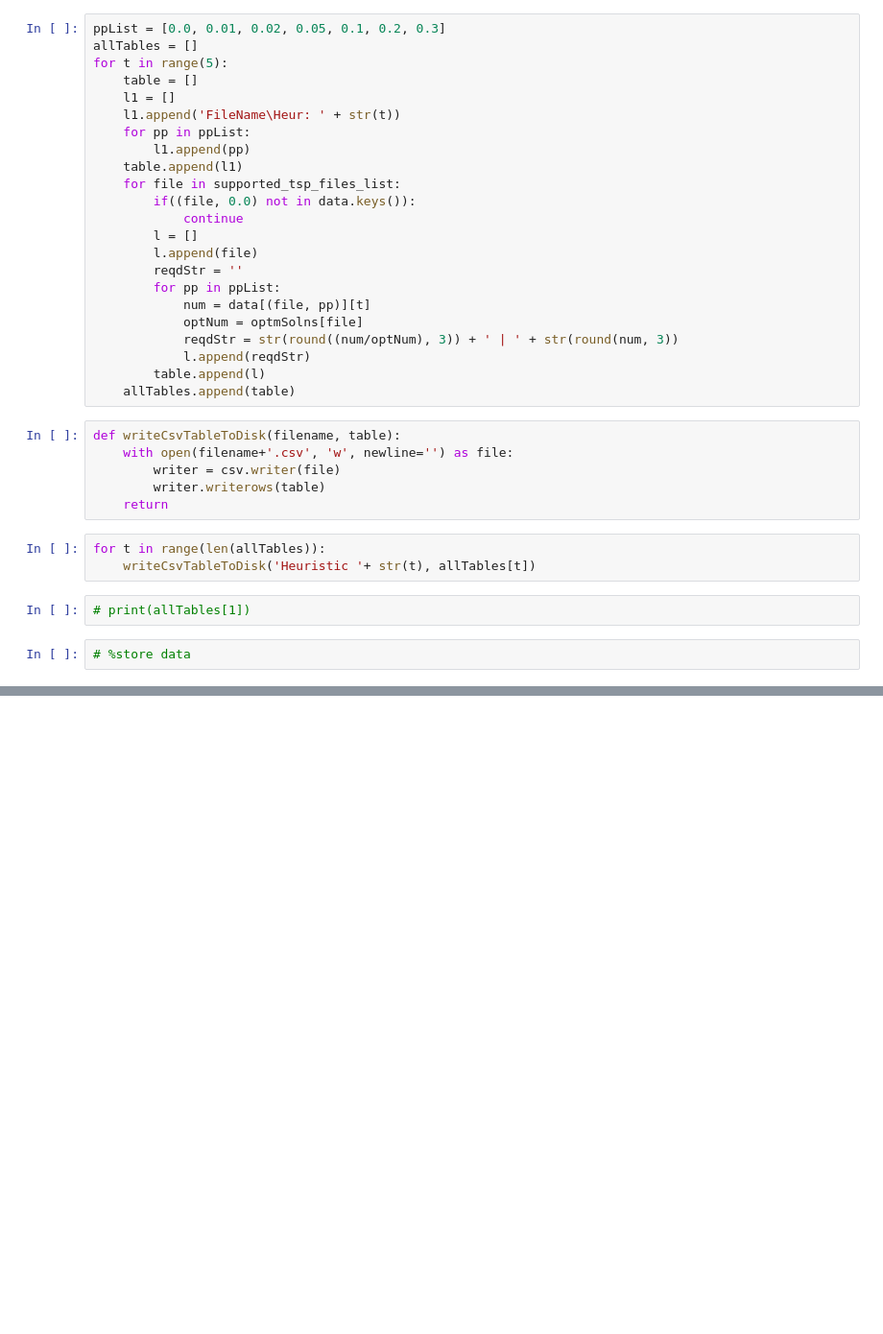
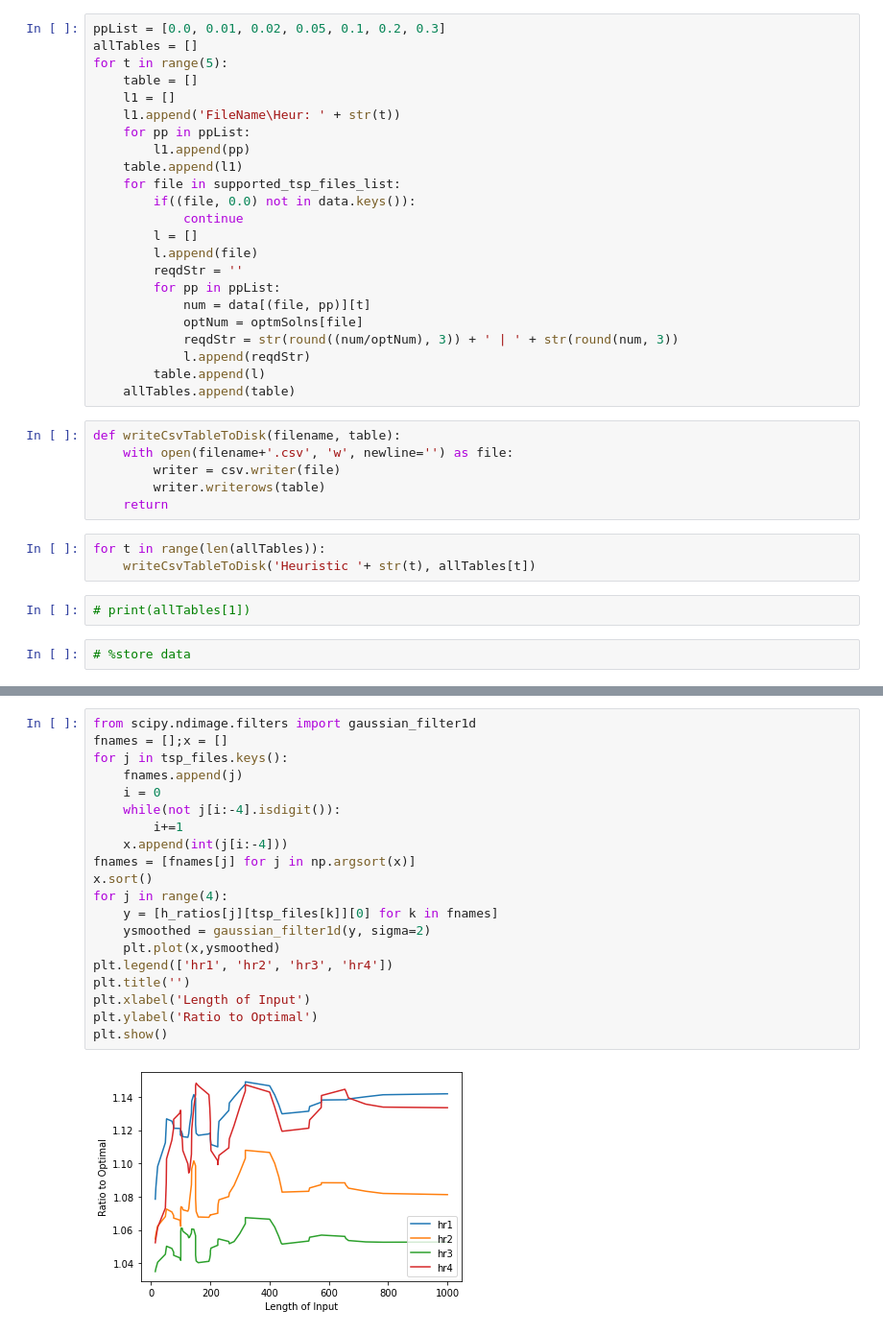
Before and after one commit to jaiteshp/CS6100-Christofides-ShortCutting-Heurisitcs, a Jupyter notebook: utils.ipynb, the cells around one changed output, grey strips where cells are left out. Shown at 96% size. Saved outputs shown, nothing was run; the diff lists cells and outputs as text; blank space fills up the shorter version.

```diff
--- a/utils.ipynb
+++ b/utils.ipynb
@@ -179,0 +241,22 @@ for t in range(len(allTables)):
+# %%
+from scipy.ndimage.filters import gaussian_filter1d
+fnames = [];x = []
+for j in tsp_files.keys():
+    fnames.append(j)
+    i = 0
+    while(not j[i:-4].isdigit()):
+        i+=1
+    x.append(int(j[i:-4]))
+fnames = [fnames[j] for j in np.argsort(x)]
+x.sort()
+for j in range(4):
+    y = [h_ratios[j][tsp_files[k]][0] for k in fnames]
+    ysmoothed = gaussian_filter1d(y, sigma=2)
+    plt.plot(x,ysmoothed)
+plt.legend(['hr1', 'hr2', 'hr3', 'hr4'])
+plt.title('')
+plt.xlabel('Length of Input')
+plt.ylabel('Ratio to Optimal')
+plt.show()
+# %% [output]
+[figure, added]
```
Also changed, not shown: parts of 7 cells of this notebook.
